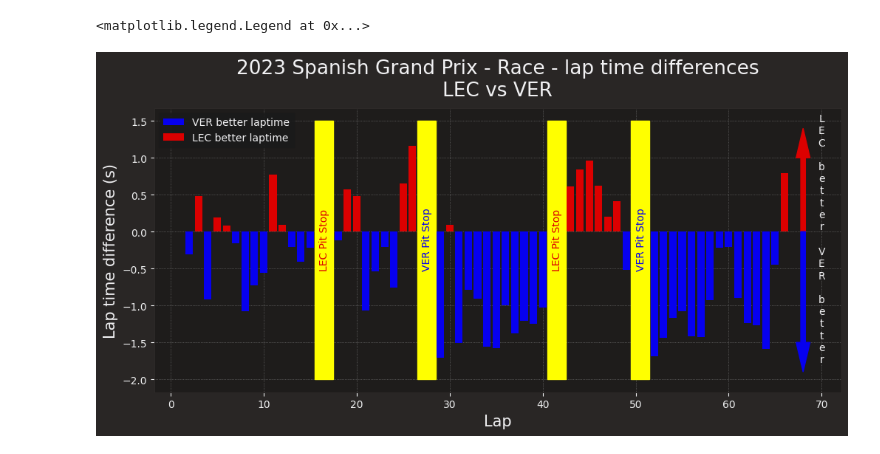
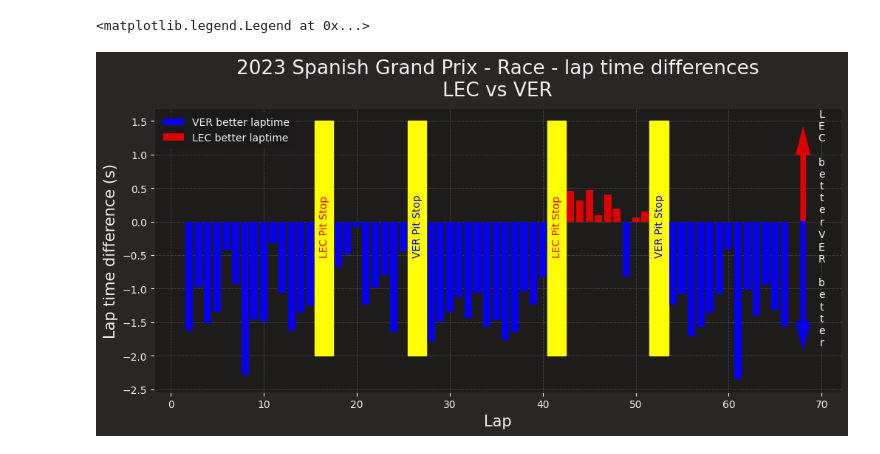
Before and after one commit to Rick8998/Spain2023F1, a Jupyter notebook: SessionAnalysis/race_pace.ipynb, the cells around one changed output. Drawn from its saved outputs; the diff is of its cells as text; code cells hidden in the pictures.

```diff
--- a/SessionAnalysis/race_pace.ipynb
+++ b/SessionAnalysis/race_pace.ipynb
@@ -11,19 +11,18 @@ ff1.Cache.enable_cache('2023Spain')
 race = ff1.get_session(2023, 'Spain', 'R')
 race.load()
 race_laps = race.laps
-stint = 2
 
+driver1 = "LEC"
+driver2 = "VER"
 race_laps['LapTimeSeconds'] = race_laps['LapTime'].dt.total_seconds()
 race_laps = race_laps.loc[(race_laps['PitOutTime'].isnull() & race_laps['PitInTime'].isnull()) ]
-#& race_laps['LapNumber'].between(11, 58, inclusive = True)
-race_laps = race_laps.loc[((race_laps['Driver'] == "LEC")  & (race_laps['IsAccurate']==True)) |
-                          ((race_laps['Driver'] == "PER")  & (race_laps['IsAccurate']==True)) ]
+race_laps = race_laps.loc[((race_laps['Driver'] == driver1)  & (race_laps['IsAccurate']==True)) |
+                          ((race_laps['Driver'] == driver2)  & (race_laps['IsAccurate']==True)) ]
 race_laps.drop(race_laps.columns.difference(['DriverNumber','LapTimeSeconds', "LapNumber"]), 1, inplace=True)
 # %%
-driver1 = "LEC"
-driver2 = "VER"
+
 race_laps_driver1 = race_laps[race_laps['DriverNumber'].astype(int) == 16]
-race_laps_driver2 = race_laps[race_laps['DriverNumber'].astype(int) == 11]
+race_laps_driver2 = race_laps[race_laps['DriverNumber'].astype(int) == 1]
 race_laps_driver1["Driver"] = driver1
 race_laps_driver2["Driver"] = driver2
 #Missing values?
@@ -48,28 +47,26 @@ diff_dict = {key: (dict_time_driver2[key] - dict_time_driver1.get(key, 0)) for k
 # %%
 ff1.plotting.setup_mpl()
 plt.figure(figsize=(12,5))
 mask1 = dict((k, v) for k, v in diff_dict.items() if v <= 0)
 mask2 = dict((k, v) for k, v in diff_dict.items() if v > 0)
 plt.title(f"{race.event.year} {race.event.EventName} - {race.name} - lap time differences\n{driver1} vs {driver2}")
 plt.xlabel("Lap", fontsize=15)
 plt.ylabel("Lap time difference (s)", fontsize=15)
 plt.grid(color="grey", linestyle=":", linewidth=0.5)
 ax = plt.gca()
 ax.add_patch(Rectangle((15.5, -2), 2, 3.5, color='yellow'))
-ax.add_patch(Rectangle((26.5, -2), 2, 3.5, color='yellow'))
+ax.add_patch(Rectangle((25.5, -2), 2, 3.5, color='yellow'))
 ax.add_patch(Rectangle((40.5, -2), 2, 3.5, color='yellow'))
-ax.add_patch(Rectangle((49.5, -2), 2, 3.5, color='yellow'))
+ax.add_patch(Rectangle((51.5, -2), 2, 3.5, color='yellow'))
 ax.text(16, -0.5, "LEC Pit Stop", color=ff1.plotting.team_color("Ferrari"), rotation=90)
 ax.text(41, -0.5, "LEC Pit Stop", color=ff1.plotting.team_color("Ferrari"), rotation=90)
-ax.text(27, -0.5, "VER Pit Stop", color=ff1.plotting.team_color("Red Bull"), rotation=90)
-ax.text(50, -0.5, "VER Pit Stop", color=ff1.plotting.team_color("Red Bull"), rotation=90)
-plt.text(70, 0.8, '\n'.join("LEC better"), va='center', ha='center')
-plt.text(70, -1, '\n'.join("VER better"), va='center', ha='center')
+ax.text(26, -0.5, "VER Pit Stop", color=ff1.plotting.team_color("Red Bull"), rotation=90)
+ax.text(52, -0.5, "VER Pit Stop", color=ff1.plotting.team_color("Red Bull"), rotation=90)
 plt.arrow(68, 0, 0, 1, width=0.5, head_length=0.4, color=ff1.plotting.team_color("Ferrari"))
 plt.arrow(68, 0, 0, -1.5, width=0.5, head_length=0.4, color=ff1.plotting.team_color("Red Bull"))
 plt.bar(list(mask1.keys()), list(mask1.values()), color = ff1.plotting.team_color("Red Bull"), width=0.8, label = "VER better laptime")
 plt.bar(list(mask2.keys()), list(mask2.values()), color = ff1.plotting.team_color("Ferrari"), width=0.8, label = "LEC better laptime")
 plt.legend()
 # %% [output]
 <matplotlib.legend.Legend at 0x...>
-[figure, old version]
+[figure, new version]
```
Also changed, not shown: parts of 16 cells of this notebook, 1 other file.
